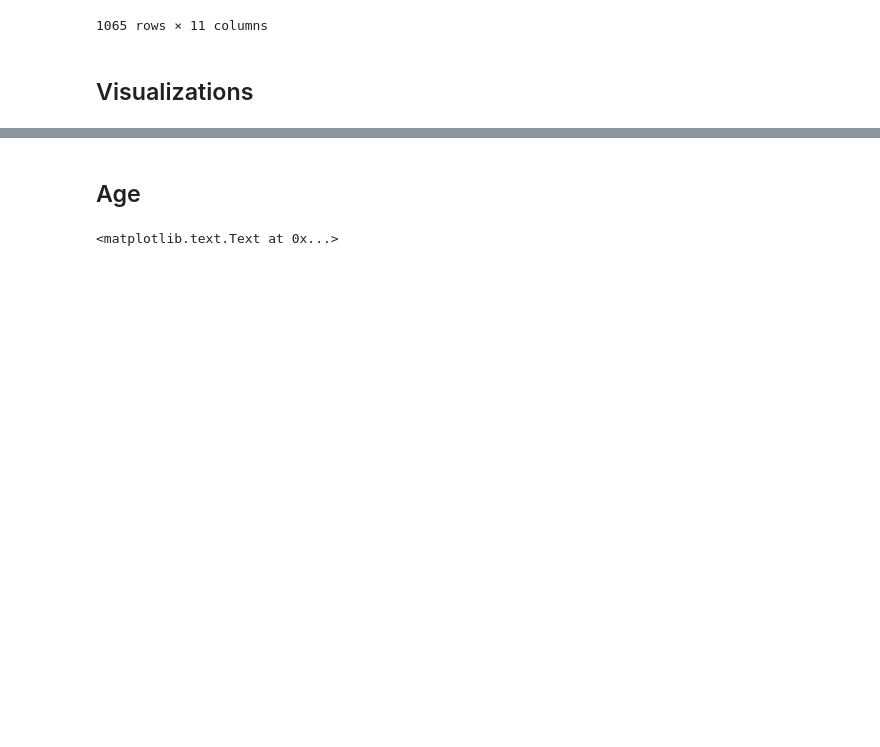
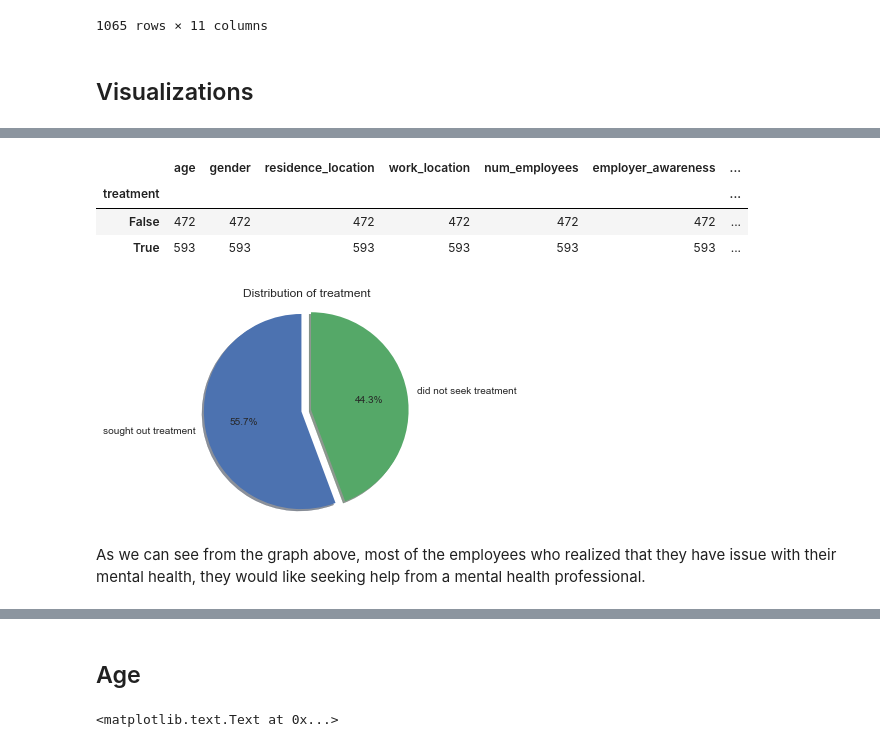
Before and after one commit to ncmatson/SMU_ML_Labs, a Jupyter notebook: lab1.ipynb, the cells around one changed output, grey strips where cells are left out. Drawn from its saved outputs; the diff is of its cells as text; code cells hidden in the pictures; blank space fills up the shorter version.

```diff
--- a/lab1.ipynb
+++ b/lab1.ipynb
@@ -330,0 +446,23 @@ warnings.simplefilter('ignore', DeprecationWarning)
+# %%
+#treatment
+df.groupby('treatment').count()
+# %% [output]
+|  | age | gender | residence_location | work_location | num_employees | employer_awareness | ... |
+| treatment |  |  |  |  |  |  | ... |
+| False | 472 | 472 | 472 | 472 | 472 | 472 | ... |
+| True | 593 | 593 | 593 | 593 | 593 | 593 | ... |
+# %%
+labels = ['sought out treatment','did not seek treatment']
+sizes = [593,472]
+explode = (0.1,0)
+
+fig1, ax1 = plt.subplots()
+ax1.pie(sizes, explode=explode, labels=labels, autopct='%1.1f%%',
+        shadow=True, startangle=90)
+ax1.axis('equal')  # Equal aspect ratio ensures that pie is drawn as a circle.
+plt.title("Distribution of treatment")
+plt.show()
+# %% [output]
+[figure, added]
+# %% [markdown]
+As we can see from the graph above, most of the employees who realized that they have issue with their mental health, they would like seeking help from a mental health professional.
```
Also changed, not shown: parts of 24 cells of this notebook, 1 other file.
